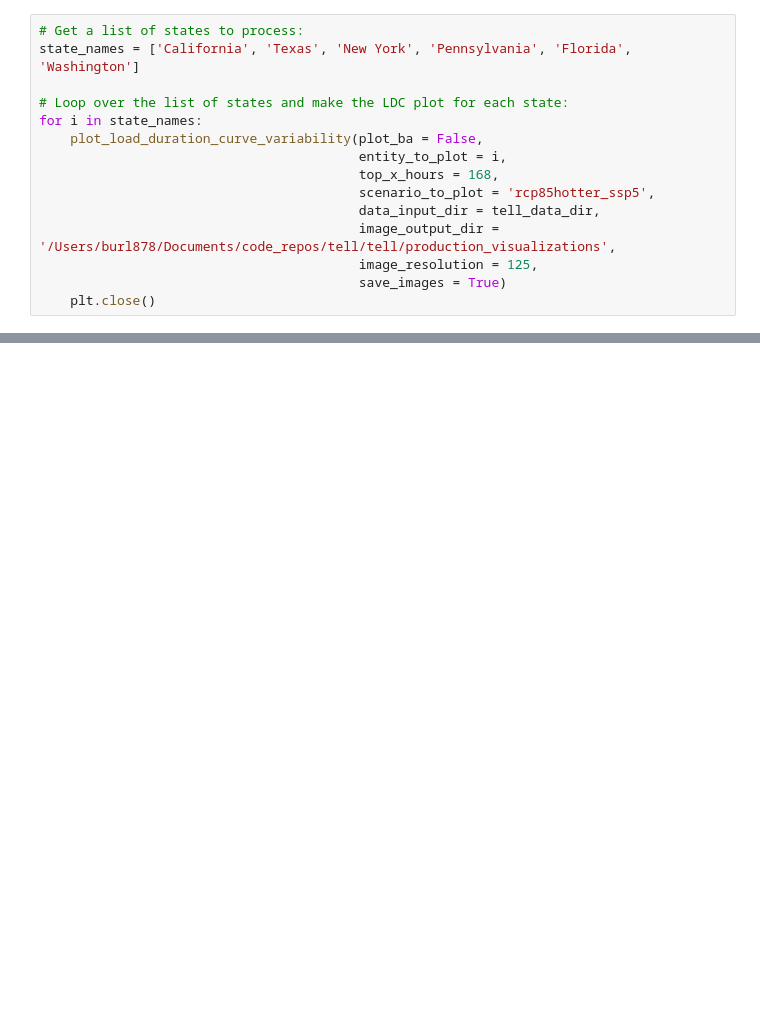
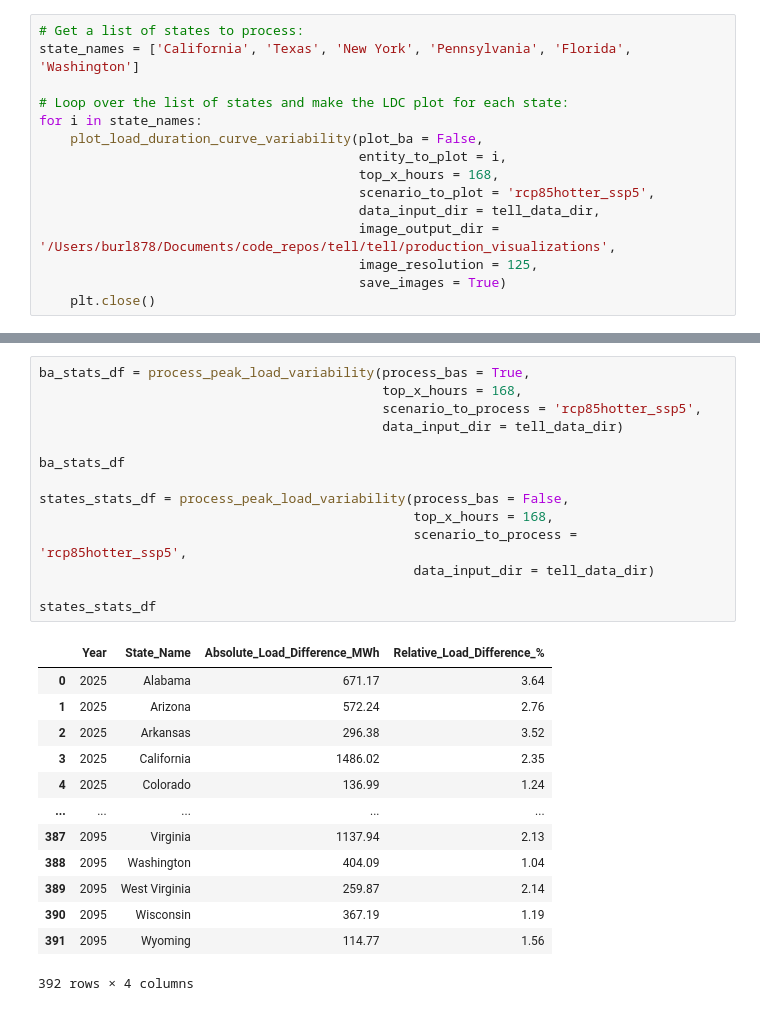
Before and after one commit to IMMM-SFA/tell, a Jupyter notebook: notebooks/tell_runs_exp_group_b.ipynb, the cells around one changed output, grey strips where cells are left out. Saved outputs shown, nothing was run; the diff lists cells and outputs as text; blank space fills up the shorter version.

```diff
--- a/notebooks/tell_runs_exp_group_b.ipynb
+++ b/notebooks/tell_runs_exp_group_b.ipynb
@@ -233,0 +414,28 @@ for i in state_names:
+# %%
+ba_stats_df = process_peak_load_variability(process_bas = True,
+                                            top_x_hours = 168,
+                                            scenario_to_process = 'rcp85hotter_ssp5',
+                                            data_input_dir = tell_data_dir)
+
+ba_stats_df
+
+states_stats_df = process_peak_load_variability(process_bas = False,
+                                                top_x_hours = 168,
+                                                scenario_to_process = 'rcp85hotter_ssp5',
+                                                data_input_dir = tell_data_dir)
+
+states_stats_df
+# %% [output]
+|  | Year | State_Name | Absolute_Load_Difference_MWh | Relative_Load_Difference_% |
+| 0 | 2025 | Alabama | 671.17 | 3.64 |
+| 1 | 2025 | Arizona | 572.24 | 2.76 |
+| 2 | 2025 | Arkansas | 296.38 | 3.52 |
+| 3 | 2025 | California | 1486.02 | 2.35 |
+| 4 | 2025 | Colorado | 136.99 | 1.24 |
+| ... | ... | ... | ... | ... |
+| 387 | 2095 | Virginia | 1137.94 | 2.13 |
+| 388 | 2095 | Washington | 404.09 | 1.04 |
+| 389 | 2095 | West Virginia | 259.87 | 2.14 |
+| 390 | 2095 | Wisconsin | 367.19 | 1.19 |
+| 391 | 2095 | Wyoming | 114.77 | 1.56 |
+392 rows × 4 columns
```
Also changed, not shown: parts of 4 cells of this notebook, 2 other files.
